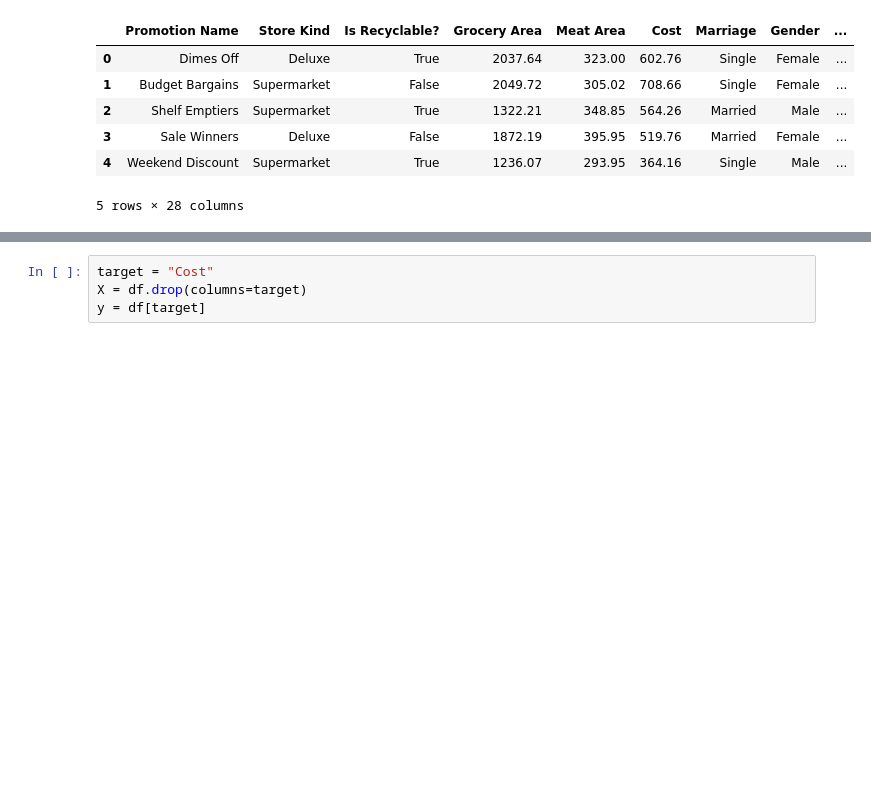
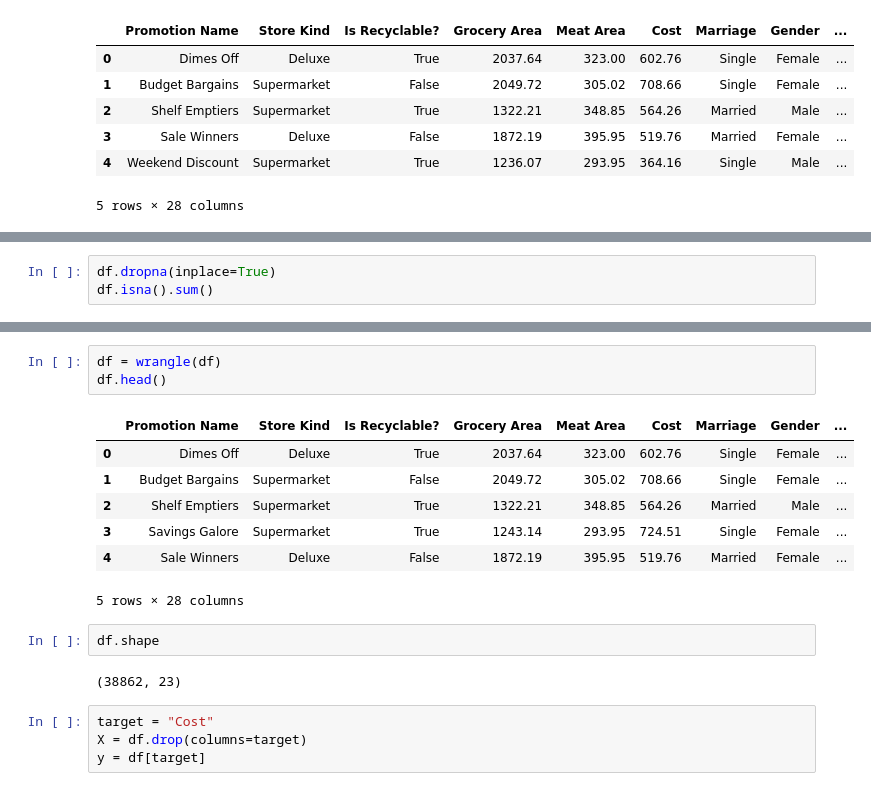
Before and after one commit to kershrita/Predicting-Market-Costs, a Jupyter notebook: model building.ipynb, the cells around one changed output, grey strips where cells are left out. Cells and saved outputs as stored; diff of their text form; blank space fills up the shorter version.

```diff
--- a/model building.ipynb
+++ b/model building.ipynb
@@ -68,0 +71,3 @@ df.head()
+# %%
+df.dropna(inplace=True)
+df.isna().sum()
@@ -69,3 +170,18 @@ df.head()
+# %%
+df = wrangle(df)
+df.head()
+# %% [output]
+|  | Promotion Name | Store Kind | Is Recyclable? | Grocery Area | Meat Area | Cost | Marriage | Gender | ... |
+| 0 | Dimes Off | Deluxe | True | 2037.64 | 323.00 | 602.76 | Single | Female | ... |
+| 1 | Budget Bargains | Supermarket | False | 2049.72 | 305.02 | 708.66 | Single | Female | ... |
+| 2 | Shelf Emptiers | Supermarket | True | 1322.21 | 348.85 | 564.26 | Married | Male | ... |
+| 3 | Savings Galore | Supermarket | True | 1243.14 | 293.95 | 724.51 | Single | Female | ... |
+| 4 | Sale Winners | Deluxe | False | 1872.19 | 395.95 | 519.76 | Married | Female | ... |
+5 rows × 28 columns
+# %%
+df.shape
+# %% [output]
+(38862, 23)
 # %%
 target = "Cost"
 X = df.drop(columns=target)
```
Also changed, not shown: parts of 22 cells of this notebook, 2 other files.
